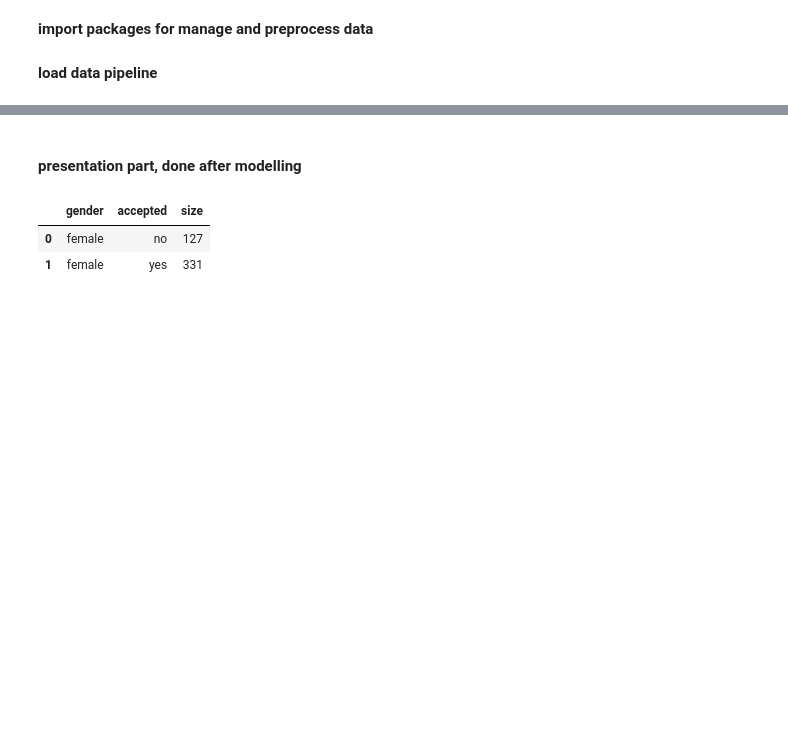
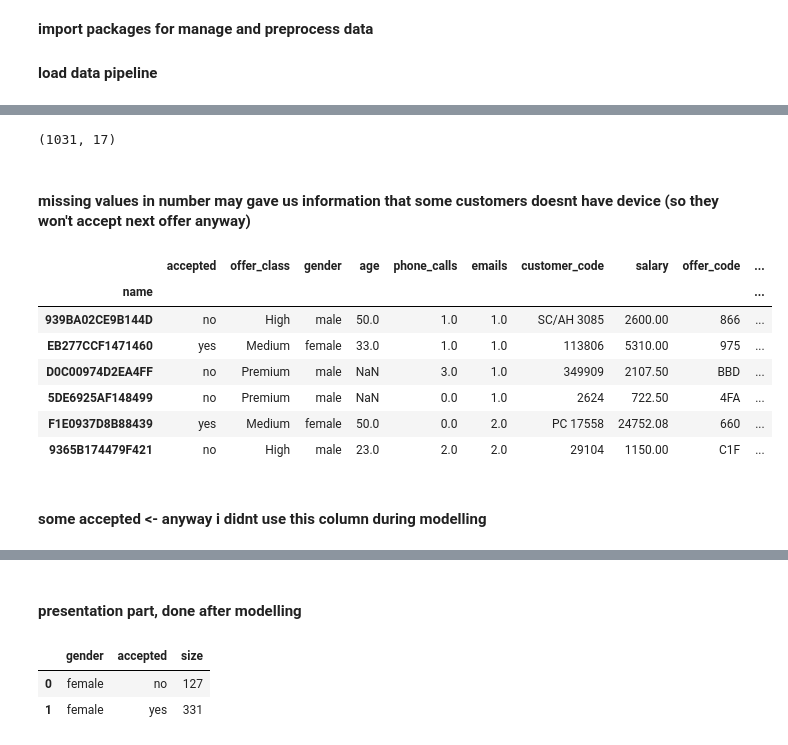
Before and after one commit to mjasieczko/new_offer_success_predictor, a Jupyter notebook: notebooks/1_Research.ipynb, the cells around one changed output, grey strips where cells are left out. Cells and saved outputs as stored; diff of their text form; code cells hidden in the pictures; blank space fills up the shorter version.

```diff
--- a/notebooks/1_Research.ipynb
+++ b/notebooks/1_Research.ipynb
@@ -39,0 +321,19 @@ df = DM.load_data()
+# %%
+train_df.shape
+# %% [output]
+(1031, 17)
+# %% [markdown]
+#### missing values in number may gave us information that some customers doesnt have device (so they won't accept next offer anyway)
+# %%
+train_df[train_df['number'].isna()]
+# %% [output]
+|  | accepted | offer_class | gender | age | phone_calls | emails | customer_code | salary | offer_code | ... |
+| name |  |  |  |  |  |  |  |  |  | ... |
+| 939BA02CE9B144D | no | High | male | 50.0 | 1.0 | 1.0 | SC/AH 3085 | 2600.00 | 866 | ... |
+| EB277CCF1471460 | yes | Medium | female | 33.0 | 1.0 | 1.0 | 113806 | 5310.00 | 975 | ... |
+| D0C00974D2EA4FF | no | Premium | male | NaN | 3.0 | 1.0 | 349909 | 2107.50 | BBD | ... |
+| 5DE6925AF148499 | no | Premium | male | NaN | 0.0 | 1.0 | 2624 | 722.50 | 4FA | ... |
+| F1E0937D8B88439 | yes | Medium | female | 50.0 | 0.0 | 2.0 | PC 17558 | 24752.08 | 660 | ... |
+| 9365B174479F421 | no | High | male | 23.0 | 2.0 | 2.0 | 29104 | 1150.00 | C1F | ... |
+# %% [markdown]
+#### some accepted <- anyway i didnt use this column during modelling
```
Also changed, not shown: parts of 73 cells of this notebook, 6 other files.
